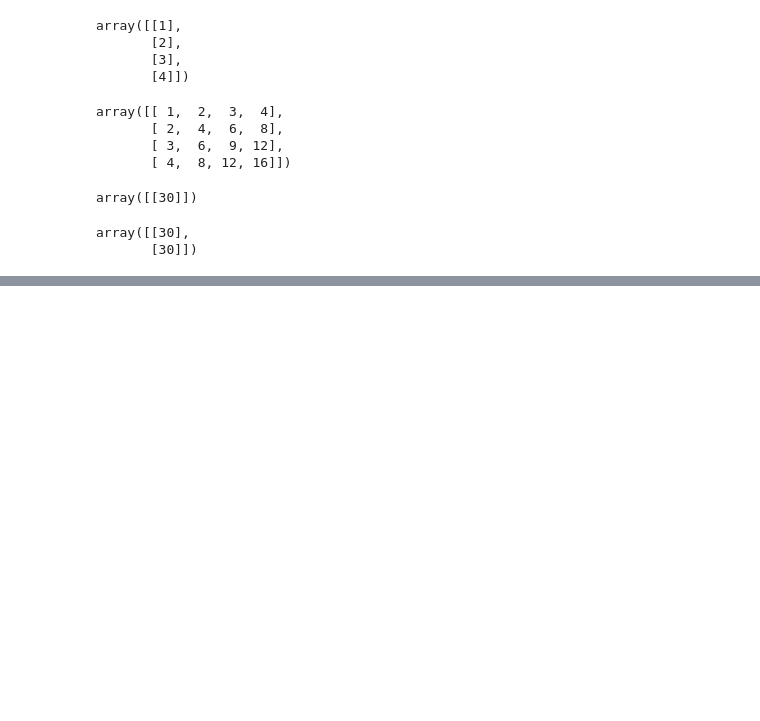
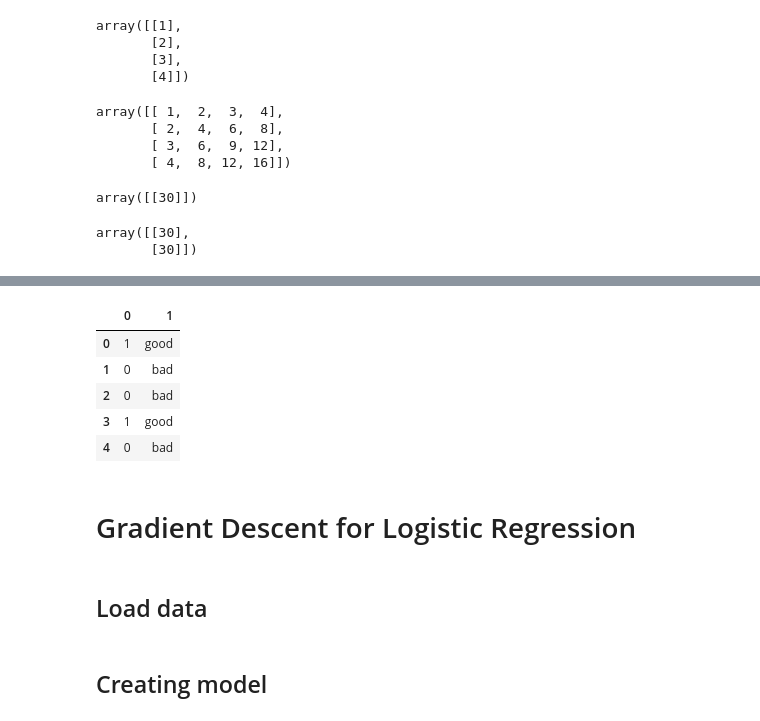
Before and after one commit to naelxd/handsonml-solutions, a Jupyter notebook: 05-linear_model/linear_model.ipynb, the cells around one changed output, grey strips where cells are left out. Cells and saved outputs as stored; diff of their text form; code cells hidden in the pictures; blank space fills up the shorter version.

Commit message:
Added Gradient Descent

```diff
--- a/05-linear_model/linear_model.ipynb
+++ b/05-linear_model/linear_model.ipynb
@@ -220,0 +254,13 @@ array([[30],
+# %%
+df1
+# %% [output]
+|  | 0 | 1 |
+| 0 | 1 | good |
+| 1 | 0 | bad |
+| 2 | 0 | bad |
+| 3 | 1 | good |
+| 4 | 0 | bad |
+# %% [markdown]
+# Gradient Descent for Logistic Regression
+# %% [markdown]
+## Load data
@@ -220,0 +272,2 @@ array([[30],
+# %% [markdown]
+## Creating model
```
Also changed, not shown: parts of 47 cells of this notebook.
